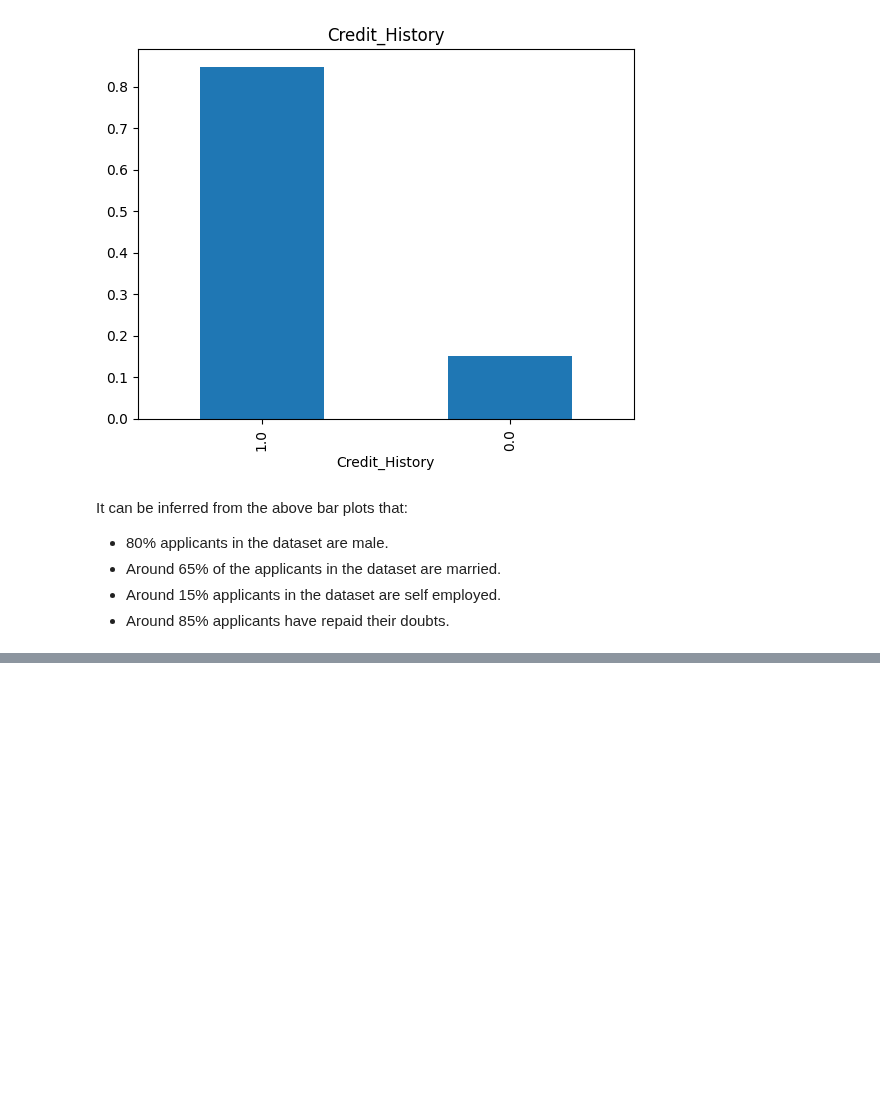
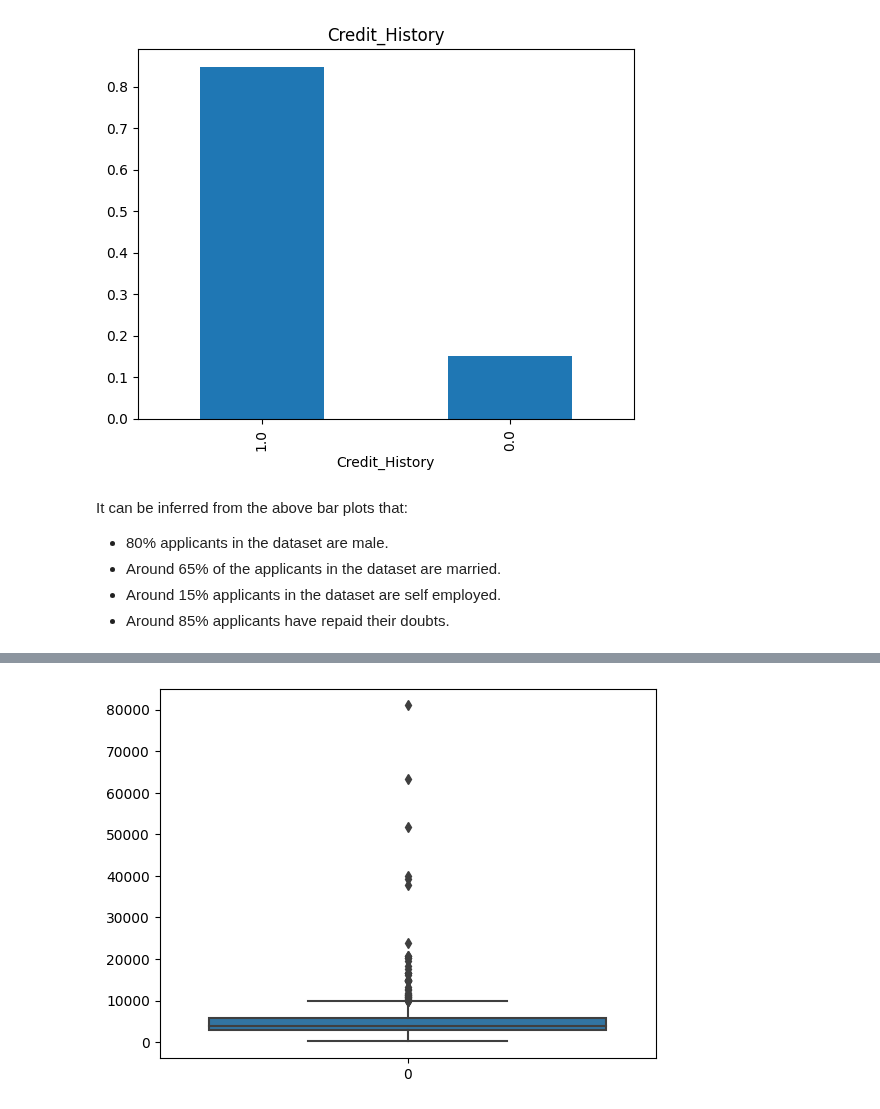
Before and after one commit to itsmepramila/data-science--8am-project, a Jupyter notebook: loan application prediction/loan application prediction.ipynb, the cells around one changed output, grey strips where cells are left out. Saved outputs shown, nothing was run; the diff lists cells and outputs as text; code cells hidden in the pictures; blank space fills up the shorter version.

Commit message:
boxplot

```diff
--- a/loan application prediction/loan application prediction.ipynb
+++ b/loan application prediction/loan application prediction.ipynb
@@ -152,0 +175,5 @@ It can be inferred from the above bar plots that:
+# %%
+sns.boxplot(df['ApplicantIncome'])
+plt.show()
+# %% [output]
+[figure, added]
```
Also changed, not shown: parts of 4 cells of this notebook.
